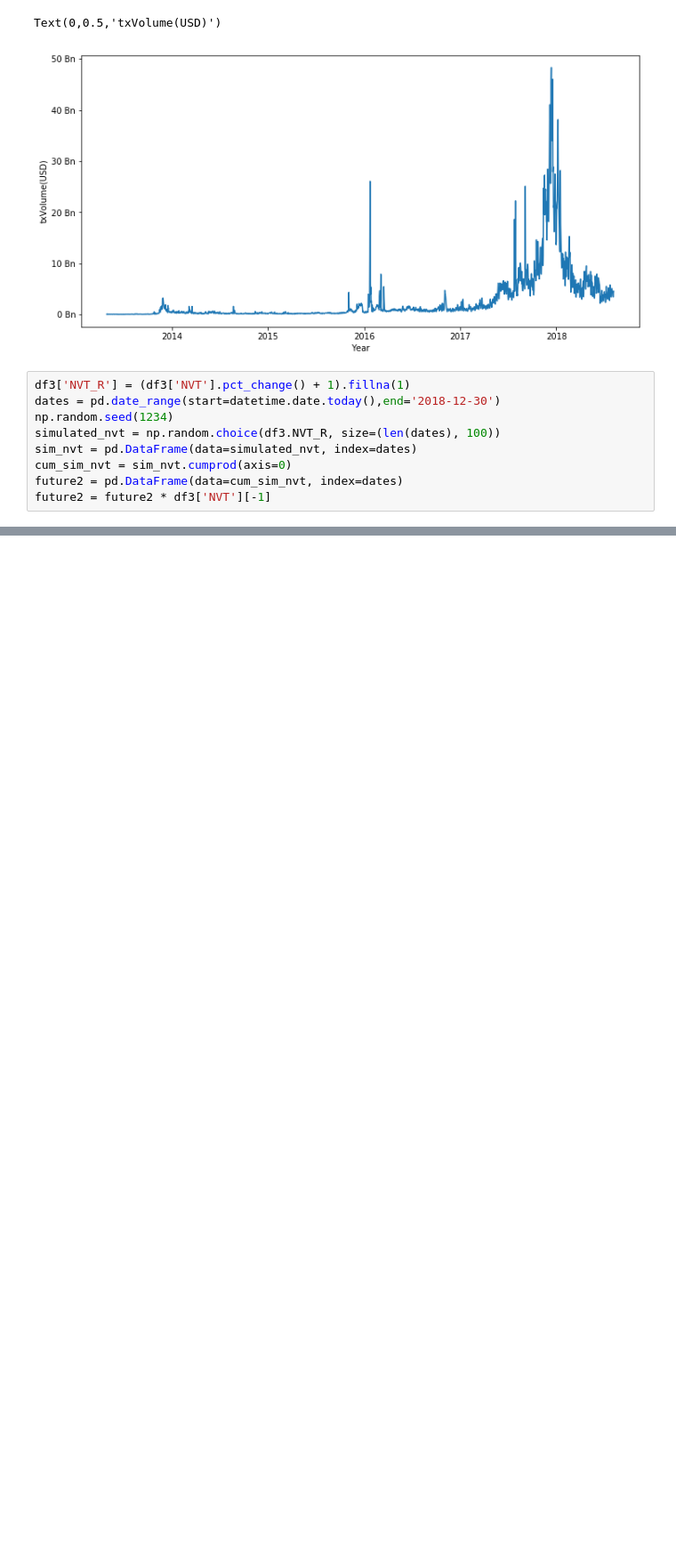
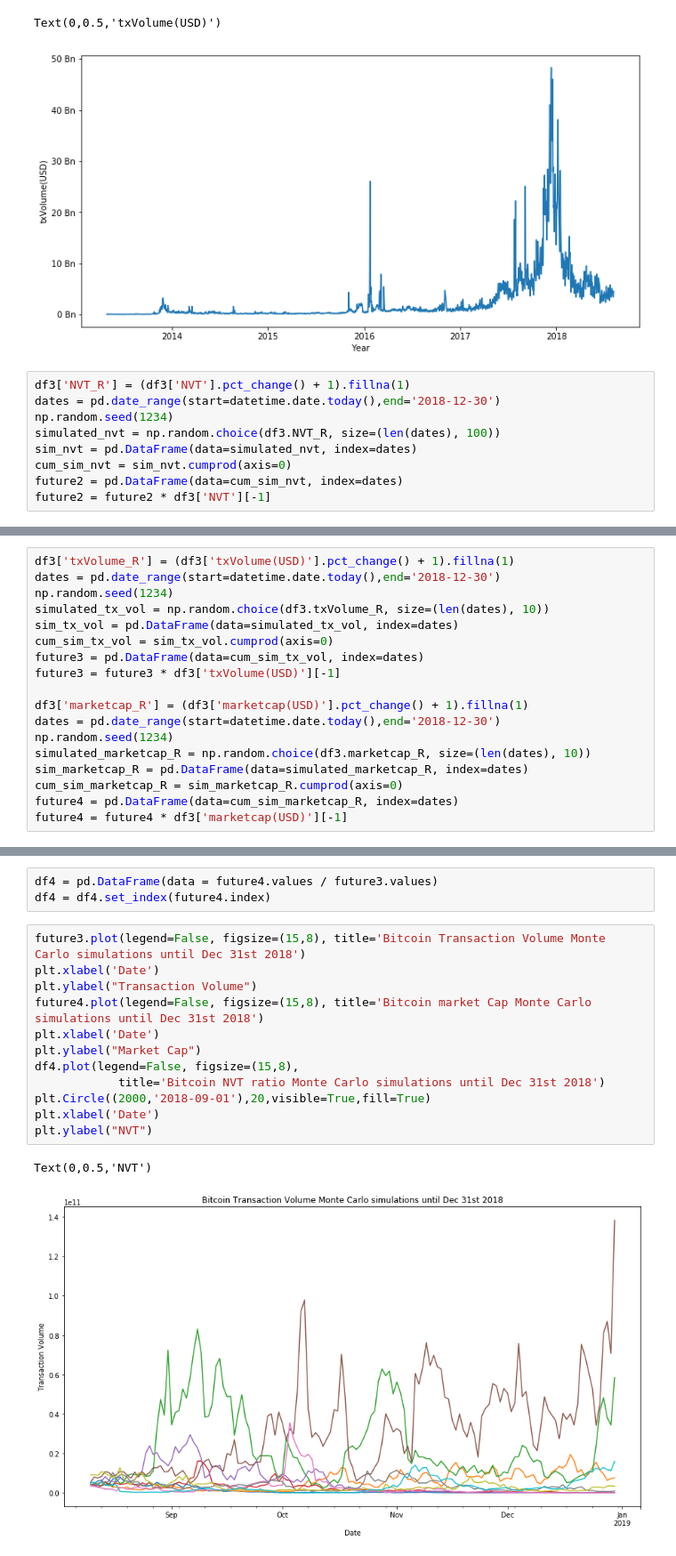
Before and after one commit to sunny2309/projects, a Jupyter notebook: bitcoin_analysis/bitcoin_analysis.ipynb, the cells around one changed output, grey strips where cells are left out. Shown at 89% size. Saved outputs shown, nothing was run; the diff lists cells and outputs as text; blank space fills up the shorter version.

```diff
--- a/bitcoin_analysis/bitcoin_analysis.ipynb
+++ b/bitcoin_analysis/bitcoin_analysis.ipynb
@@ -238,0 +241,18 @@ Text(0,0.5,'NVT')
+# %%
+df3['txVolume_R'] = (df3['txVolume(USD)'].pct_change() + 1).fillna(1)
+dates = pd.date_range(start=datetime.date.today(),end='2018-12-30')
+np.random.seed(1234)
+simulated_tx_vol = np.random.choice(df3.txVolume_R, size=(len(dates), 10))
+sim_tx_vol = pd.DataFrame(data=simulated_tx_vol, index=dates)
+cum_sim_tx_vol = sim_tx_vol.cumprod(axis=0)
+future3 = pd.DataFrame(data=cum_sim_tx_vol, index=dates)
+future3 = future3 * df3['txVolume(USD)'][-1]
+
+df3['marketcap_R'] = (df3['marketcap(USD)'].pct_change() + 1).fillna(1)
+dates = pd.date_range(start=datetime.date.today(),end='2018-12-30')
+np.random.seed(1234)
+simulated_marketcap_R = np.random.choice(df3.marketcap_R, size=(len(dates), 10))
+sim_marketcap_R = pd.DataFrame(data=simulated_marketcap_R, index=dates)
+cum_sim_marketcap_R = sim_marketcap_R.cumprod(axis=0)
+future4 = pd.DataFrame(data=cum_sim_marketcap_R, index=dates)
+future4 = future4 * df3['marketcap(USD)'][-1]
@@ -238,0 +263,18 @@ Text(0,0.5,'NVT')
+# %%
+df4 = pd.DataFrame(data = future4.values / future3.values)
+df4 = df4.set_index(future4.index)
+# %%
+future3.plot(legend=False, figsize=(15,8), title='Bitcoin Transaction Volume Monte Carlo simulations until Dec 31st 2018')
+plt.xlabel('Date')
+plt.ylabel("Transaction Volume")
+future4.plot(legend=False, figsize=(15,8), title='Bitcoin market Cap Monte Carlo simulations until Dec 31st 2018')
+plt.xlabel('Date')
+plt.ylabel("Market Cap")
+df4.plot(legend=False, figsize=(15,8),
+            title='Bitcoin NVT ratio Monte Carlo simulations until Dec 31st 2018')
+plt.Circle((2000,'2018-09-01'),20,visible=True,fill=True)
+plt.xlabel('Date')
+plt.ylabel("NVT")
+# %% [output]
+Text(0,0.5,'NVT')
+[figure, added]
```
Also changed, not shown: parts of 26 cells of this notebook.
